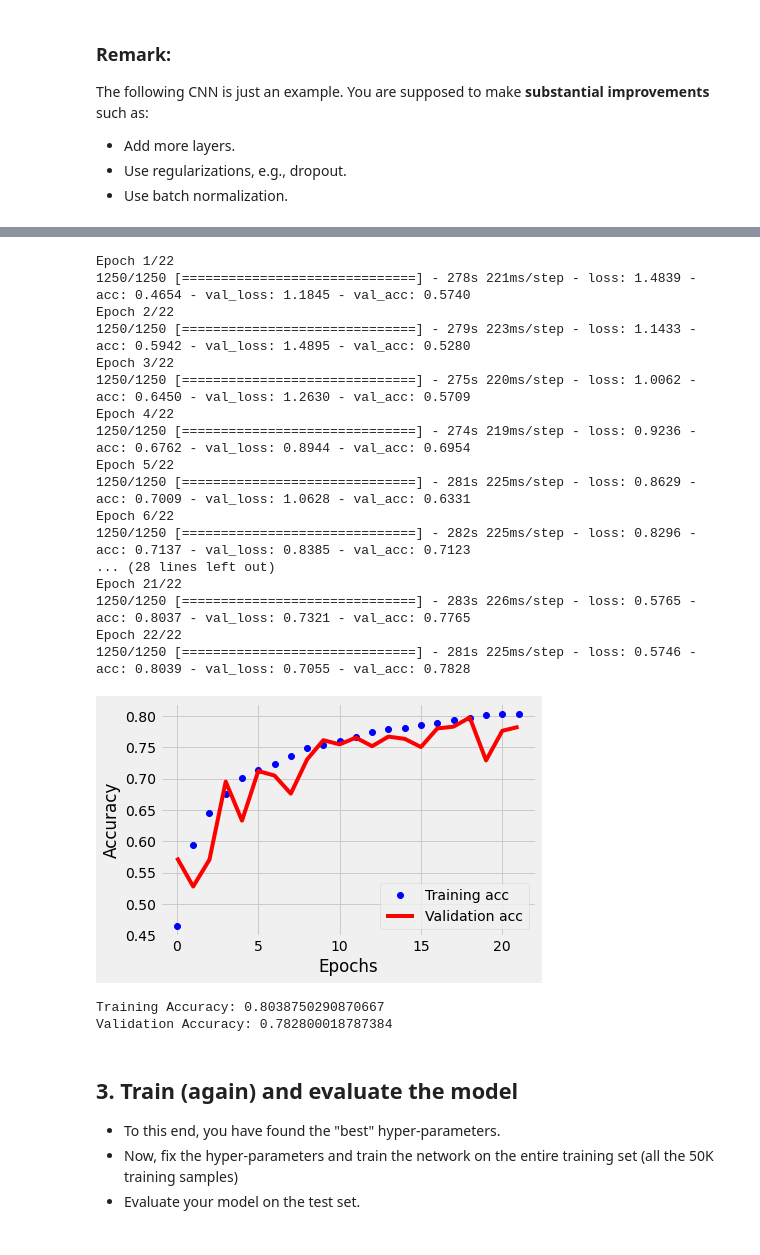
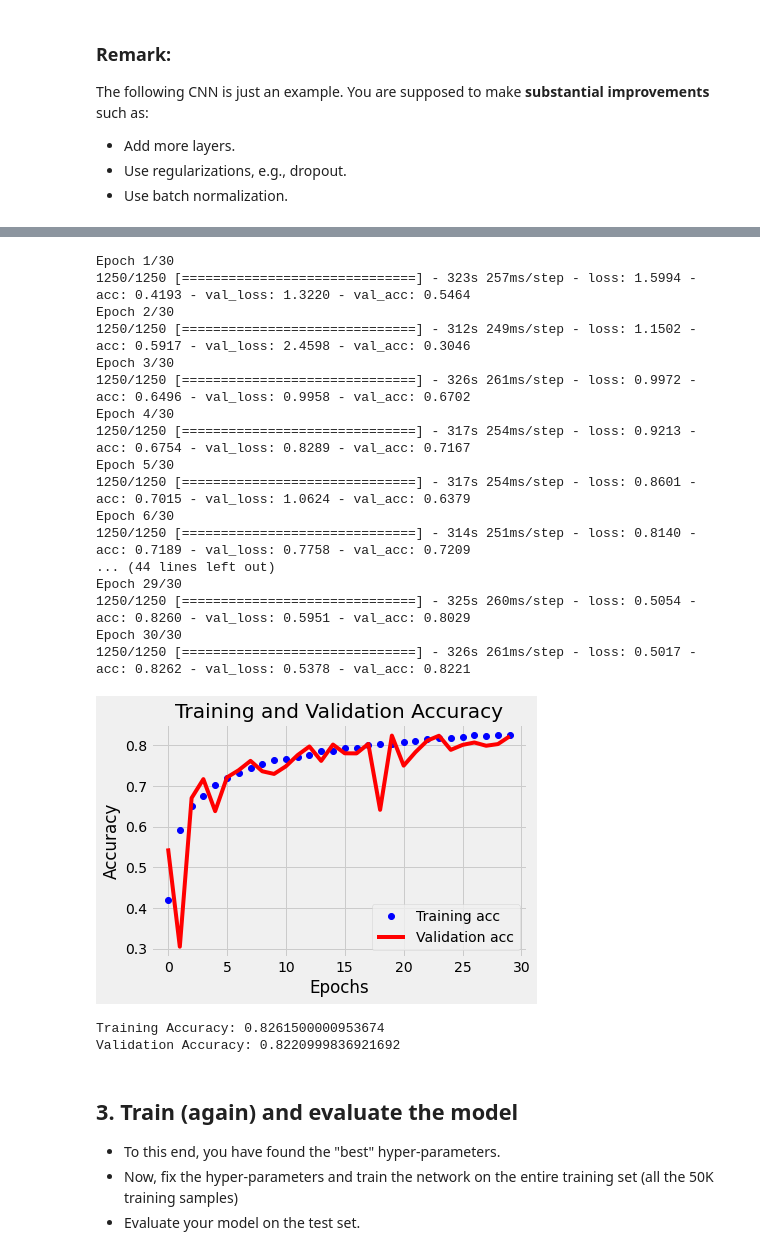
Before and after one commit to nick-benelli/CS583-Deep-Learning-NB, a Jupyter notebook: HW/HW2/Programming2.ipynb, the cells around one changed output, grey strips where cells are left out. Saved outputs shown, nothing was run; the diff lists cells and outputs as text; code cells hidden in the pictures.

```diff
--- a/HW/HW2/Programming2.ipynb
+++ b/HW/HW2/Programming2.ipynb
@@ -154,13 +161,13 @@ The following CNN is just an example. You are supposed to make **substantial imp
 * Add more layers.
 * Use regularizations, e.g., dropout.
 * Use batch normalization.
+# %%
+# Model Hyperparameters
+dropout_rate = 0.4
 # %%
 from keras.layers import Conv2D, MaxPooling2D, Flatten, Dense, Dropout, BatchNormalization, Activation
 from keras.models import Sequential
 
-# Model Parms
-droput_rate = 0.5
-act_fun = 'relu'  # regression positve numb
 
 # Model
 model = Sequential()
@@ -174,7 +181,7 @@ model.add(Activation('relu'))
 model.add(MaxPooling2D((2, 2)))
 
 # set 2
-model.add(Dropout(droput_rate))
+model.add(Dropout(dropout_rate))
 model.add(Conv2D(64, (3, 3), activation='relu', padding='same'))
 model.add(BatchNormalization())
 model.add(Activation('relu'))
@@ -183,14 +190,24 @@ model.add(BatchNormalization())
 model.add(Activation('relu'))
 model.add(MaxPooling2D((2, 2)))
 
-# set 3 (final set)
+# set 3
+model.add(Dropout(dropout_rate))
+model.add(Conv2D(64, (3, 3), activation='relu', padding='same'))
+model.add(BatchNormalization())
+model.add(Activation('relu'))
+model.add(Conv2D(64, (3, 3), padding='same'))
+model.add(BatchNormalization())
+model.add(Activation('relu'))
+model.add(MaxPooling2D((2, 2)))
+
+# (final set)
 model.add(Flatten())
-model.add(Dropout(droput_rate)) # before first dense layer
-model.add(Dense(128, activation=act_fun))
+model.add(Dropout(dropout_rate)) # before first dense layer
+model.add(Dense(128, activation='relu'))
 model.add(BatchNormalization())
-model.add(Activation(act_fun))
+model.add(Activation('relu'))
 model.add(Dense(10, activation='softmax'))  # multi-class classifcation
 
-
+# model summary
 model.summary()
 # %% [output]
@@ -241,47 +279,49 @@ model.compile(
 # %%
-epochs = 30
+# Run the Model
 history = model.fit(x_tr, y_tr, batch_size=32, epochs=epochs, validation_data=(x_val, y_val))
 # %% [output]
-Epoch 1/22
-1250/1250 [==============================] - 278s 221ms/step - loss: 1.4839 - acc: 0.4654 - val_loss: 1.1845 - val_acc: 0.5740
-Epoch 2/22
-1250/1250 [==============================] - 279s 223ms/step - loss: 1.1433 - acc: 0.5942 - val_loss: 1.4895 - val_acc: 0.5280
-Epoch 3/22
-1250/1250 [==============================] - 275s 220ms/step - loss: 1.0062 - acc: 0.6450 - val_loss: 1.2630 - val_acc: 0.5709
-Epoch 4/22
-1250/1250 [==============================] - 274s 219ms/step - loss: 0.9236 - acc: 0.6762 - val_loss: 0.8944 - val_acc: 0.6954
-Epoch 5/22
-1250/1250 [==============================] - 281s 225ms/step - loss: 0.8629 - acc: 0.7009 - val_loss: 1.0628 - val_acc: 0.6331
-Epoch 6/22
-1250/1250 [==============================] - 282s 225ms/step - loss: 0.8296 - acc: 0.7137 - val_loss: 0.8385 - val_acc: 0.7123
-... (28 lines left out)
-Epoch 21/22
-1250/1250 [==============================] - 283s 226ms/step - loss: 0.5765 - acc: 0.8037 - val_loss: 0.7321 - val_acc: 0.7765
-Epoch 22/22
-1250/1250 [==============================] - 281s 225ms/step - loss: 0.5746 - acc: 0.8039 - val_loss: 0.7055 - val_acc: 0.7828
+Epoch 1/30
+1250/1250 [==============================] - 323s 257ms/step - loss: 1.5994 - acc: 0.4193 - val_loss: 1.3220 - val_acc: 0.5464
+Epoch 2/30
+1250/1250 [==============================] - 312s 249ms/step - loss: 1.1502 - acc: 0.5917 - val_loss: 2.4598 - val_acc: 0.3046
+Epoch 3/30
+1250/1250 [==============================] - 326s 261ms/step - loss: 0.9972 - acc: 0.6496 - val_loss: 0.9958 - val_acc: 0.6702
+Epoch 4/30
+1250/1250 [==============================] - 317s 254ms/step - loss: 0.9213 - acc: 0.6754 - val_loss: 0.8289 - val_acc: 0.7167
+Epoch 5/30
+1250/1250 [==============================] - 317s 254ms/step - loss: 0.8601 - acc: 0.7015 - val_loss: 1.0624 - val_acc: 0.6379
+Epoch 6/30
+1250/1250 [==============================] - 314s 251ms/step - loss: 0.8140 - acc: 0.7189 - val_loss: 0.7758 - val_acc: 0.7209
+... (44 lines left out)
+Epoch 29/30
+1250/1250 [==============================] - 325s 260ms/step - loss: 0.5054 - acc: 0.8260 - val_loss: 0.5951 - val_acc: 0.8029
+Epoch 30/30
+1250/1250 [==============================] - 326s 261ms/step - loss: 0.5017 - acc: 0.8262 - val_loss: 0.5378 - val_acc: 0.8221
 # %%
 import matplotlib.pyplot as plt
 %matplotlib inline
 plt.style.use('fivethirtyeight')
 
 acc = history.history['acc']
 val_acc = history.history['val_acc']
 
 epochs = range(len(acc))
 
+# Plot Training vs. Validation
 plt.plot(epochs, acc, 'bo', label='Training acc')
 plt.plot(epochs, val_acc, 'r', label='Validation acc')
+plt.title('Training and Validation Accuracy')
 plt.xlabel('Epochs')
 plt.ylabel('Accuracy')
 plt.legend()
 plt.show()
 
 print(f"Training Accuracy: {acc[-1]}")
 print(f"Validation Accuracy: {val_acc[-1]}")
 # %% [output]
-[figure, old version]
+[figure, new version]
-Training Accuracy: 0.8038750290870667
-Validation Accuracy: 0.782800018787384
+Training Accuracy: 0.8261500000953674
+Validation Accuracy: 0.8220999836921692
 # %% [markdown]
 ## 3. Train (again) and evaluate the model
 
```
Also changed, not shown: parts of 5 cells of this notebook.
